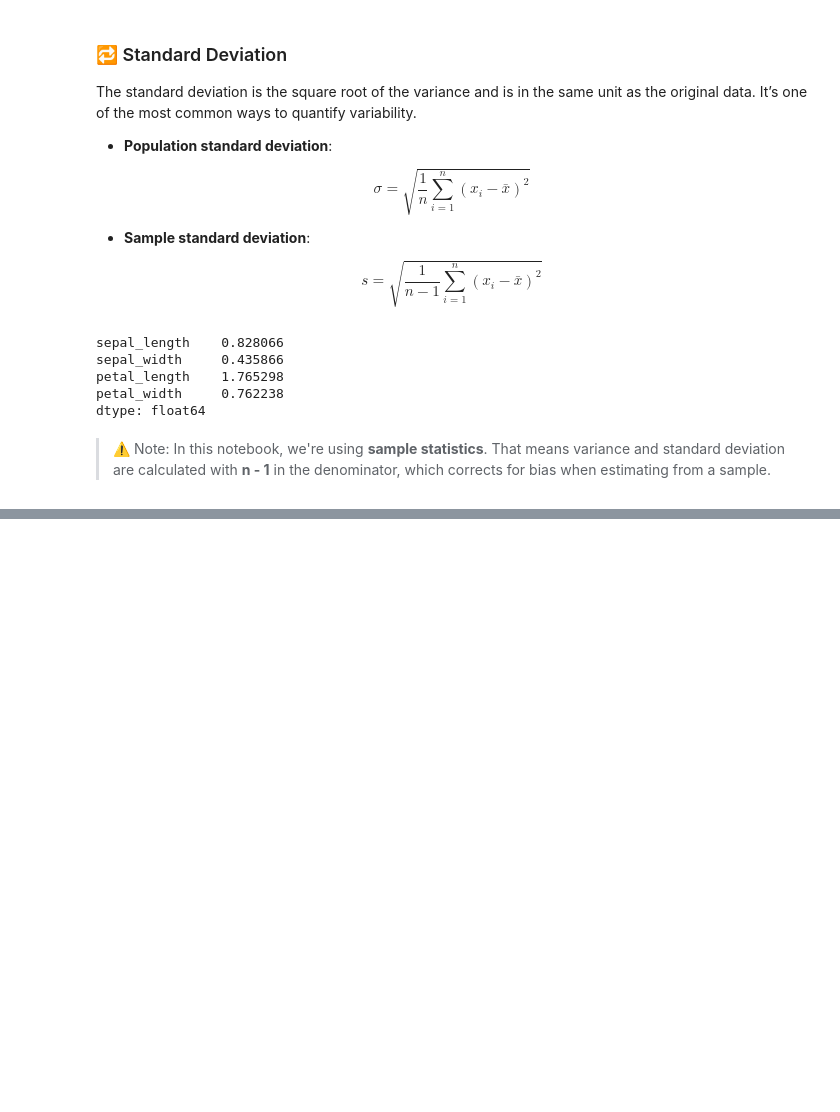
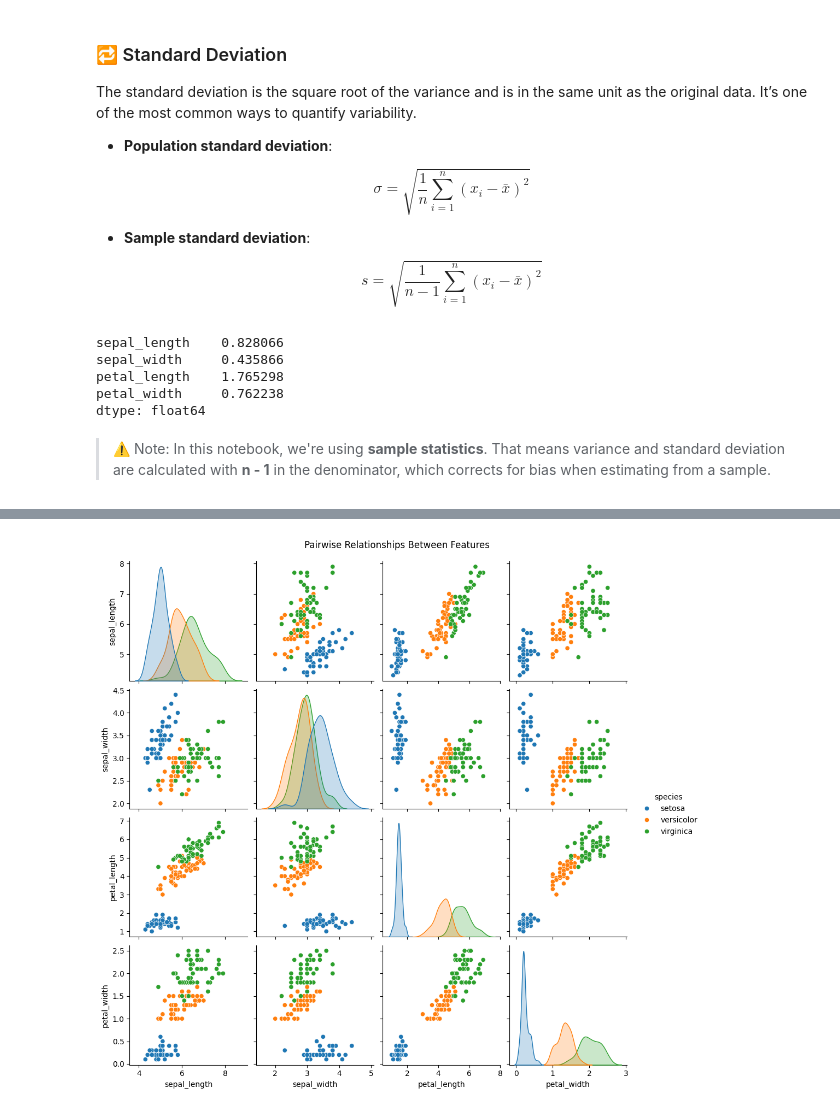
Before and after one commit to almarinho91/iris-eda, a Jupyter notebook: iris_eda.ipynb, the cells around one changed output, grey strips where cells are left out. Saved outputs shown, nothing was run; the diff lists cells and outputs as text; code cells hidden in the pictures; blank space fills up the shorter version.

```diff
--- a/iris_eda.ipynb
+++ b/iris_eda.ipynb
@@ -222,0 +297,6 @@ In classification problems, features with **greater variability** often provide
+# %%
+sns.pairplot(df, hue="species", height=2.5)
+plt.suptitle("Pairwise Relationships Between Features", y=1.02)
+plt.show()
+# %% [output]
+[figure, added]
```
Also changed, not shown: parts of 27 cells of this notebook, 2 other files.
